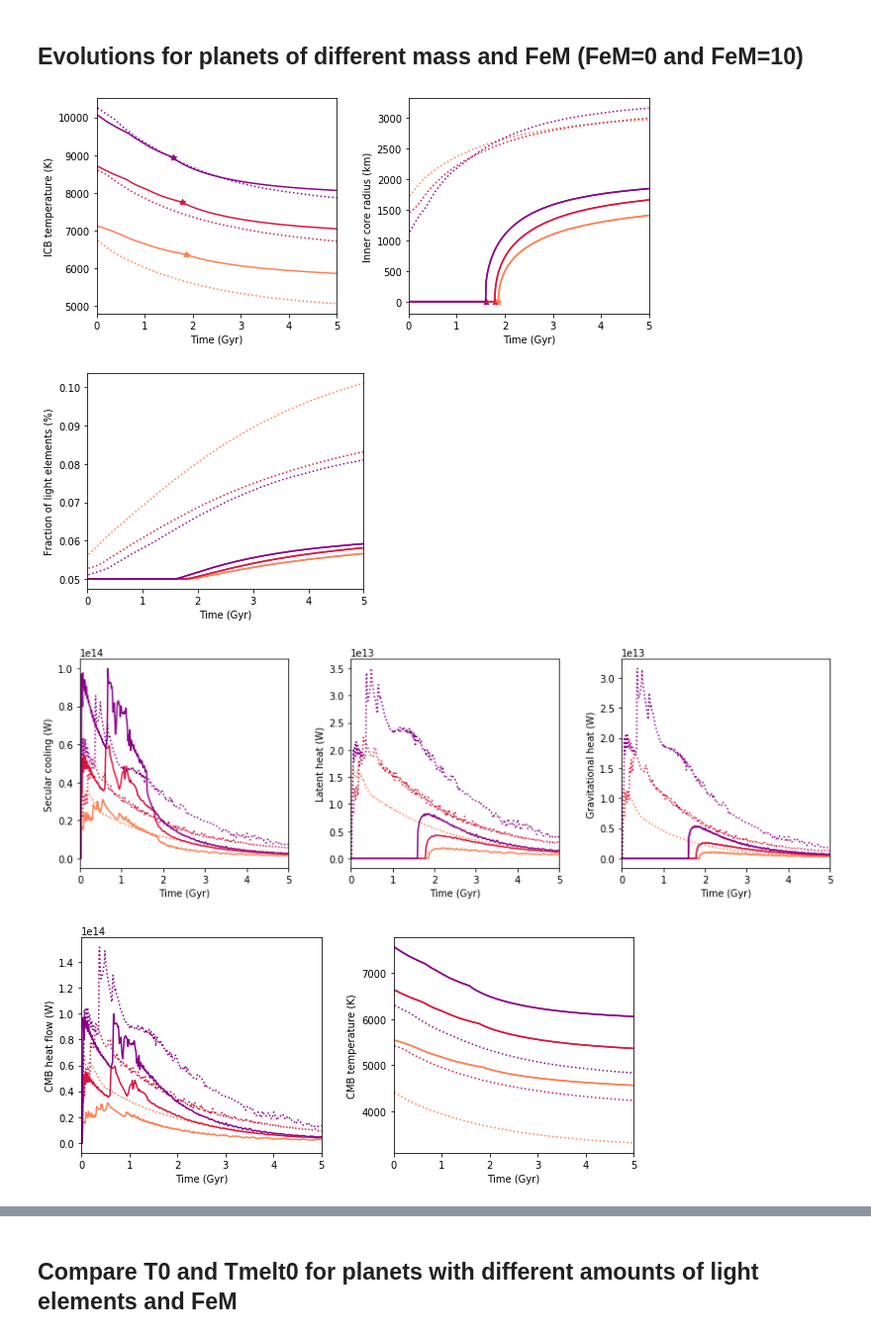
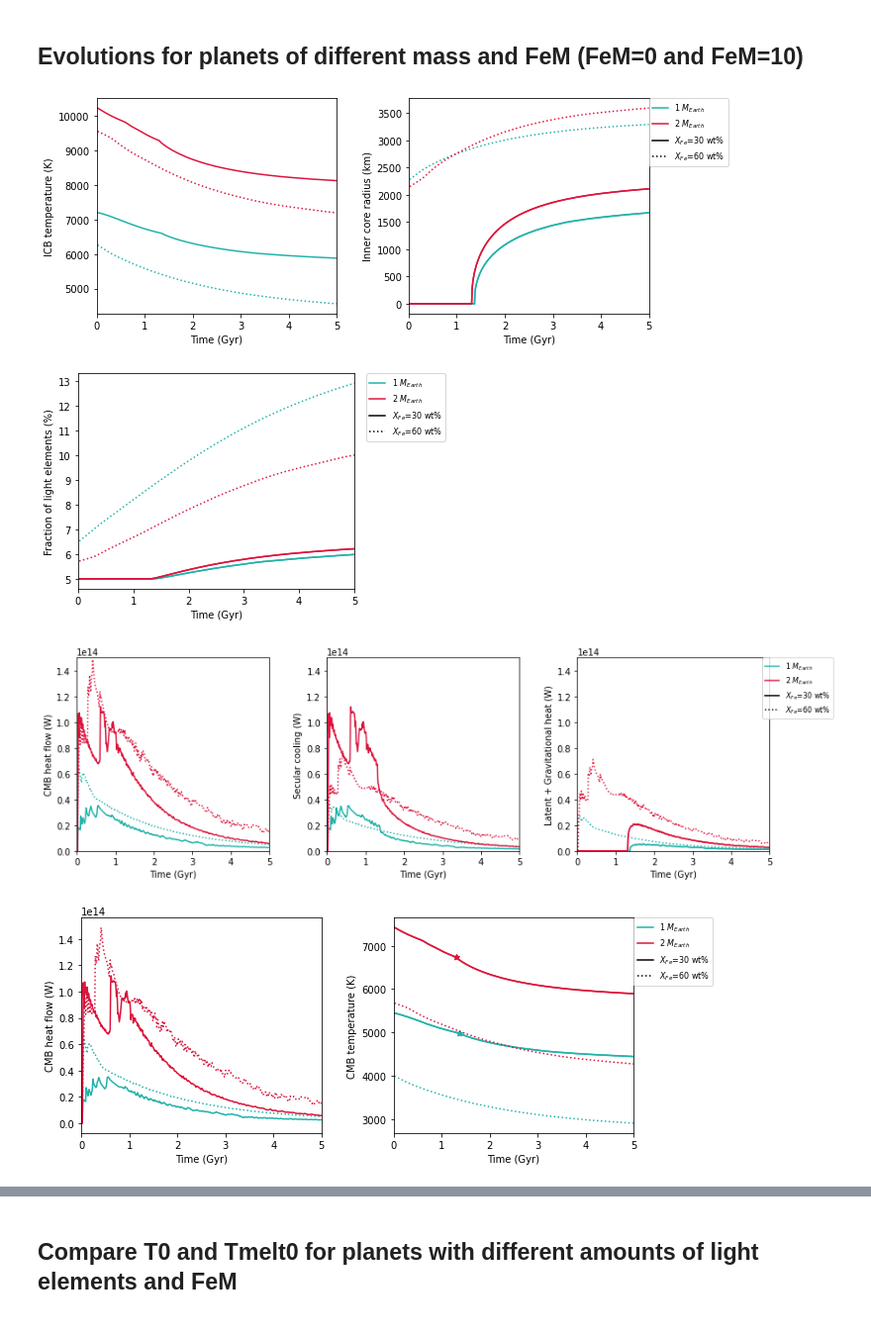
Before and after one commit to irenebonati/exo-cores, a Jupyter notebook: Planets_Evolution.ipynb, the cells around one changed output, grey strips where cells are left out. Shown at 99% size. Drawn from its saved outputs; the diff is of its cells as text; code cells hidden in the pictures.

```diff
--- a/Planets_Evolution.ipynb
+++ b/Planets_Evolution.ipynb
@@ -358,9 +358,10 @@ plt.show()
 # %% [markdown]
 ## Evolutions for planets of different mass and FeM (FeM=0 and FeM=10)
 # %%
-colors = ["coral","crimson","darkmagenta"]
+# colors = ["coral","crimson","darkmagenta"]
+colors = ["lightseagreen","crimson"]
 ls = ["-",":"]
-label_mass = ["1 $M_{Earth}$","1.5 $M_{Earth}$","2 $M_{Earth}$"]
+label_mass = ["1 $M_{Earth}$","2 $M_{Earth}$"]
 
 def plot_evolution(nplot,Masses,Fe,arr,yl,figsize=[10,4],leg=(0.98, 0.98),figname = "Evo_TICB_rICBFUNC.pdf"):
     fig, ax = plt.subplots(1, nplot,figsize=figsize,sharex=True)
@@ -383,9 +384,12 @@ def plot_evolution(nplot,Masses,Fe,arr,yl,figsize=[10,4],leg=(0.98, 0.98),fignam
                     if j==0 and b==nplot-1:
                         arr_plot = arr[b]
                         ax[b].plot(time[:,i+j*len(Masses)]/1e9,arr_plot[:,i+j*len(Masses)],color=colors[i],linestyle=ls[j],label=label_mass[i])
-                if yl == ["ICB temperature (K)","Inner core radius (km)"]:
-                    ax[1].scatter(t_IC0[i]/1e9,0,s=30,color=colors[i],marker='*')
-                    ax[0].scatter(t_IC0[i]/1e9,T_IC0[i],s=30,color=colors[i],marker='*')
+                if yl == ["CMB heat flow (W)","CMB temperature (K)"]:
+                    #ax[1].scatter(t_IC0[i]/1e9,0,s=30,color=colors[i],marker='*')
+                    #ax[0].scatter(t_IC0[i]/1e9,T_IC0[i],s=30,color=colors[i],marker='*')
+                    ax[1].scatter(t_IC0[i]/1e9,T_CMB0[i],s=30,color=colors[i],marker='*')
+                if yl == ["CMB heat flow (W)","Secular cooling (W)","Latent + Gravitational heat (W)"]:
+                    ax[b].set_ylim([0,1.5e14])
     display = (0,1,2,3,4)
     XFe_noic = plt.Line2D((0,1),(0,0), color='k')
     XFe_ic = plt.Line2D((0,1),(0,0), color='k',marker='',linestyle=':')
@@ -394,18 +398,18 @@ def plot_evolution(nplot,Masses,Fe,arr,yl,figsize=[10,4],leg=(0.98, 0.98),fignam
         plt.subplots_adjust(wspace = 0.3)
     else:
         ax1 = plt.gca()
-#     handles, labels = ax1.get_legend_handles_labels()
-#     ax1.legend([handle for i,handle in enumerate(handles) if i in display]+[XFe_noic,XFe_ic],
-#         [label for i,label in enumerate(labels) if i in display]+['$X_{Fe}$=25','$X_{Fe}$=55'],bbox_to_anchor=leg,borderaxespad=0.,fontsize=8)
-#     if yl=="Magnetic moment ($A m^{2}$)":
-#         ax2 = ax1.twinx()
-#         ax2.set_ylabel('Magnetic moment present Earth ($A m^{2}$)')
-#         ax2.set_ylim([0,3])
+    handles, labels = ax1.get_legend_handles_labels()
+    ax1.legend([handle for i,handle in enumerate(handles) if i in display]+[XFe_noic,XFe_ic],
+        [label for i,label in enumerate(labels) if i in display]+['$X_{Fe}$=30 wt%','$X_{Fe}$=60 wt%'],bbox_to_anchor=(1.33,1),borderaxespad=0.,fontsize=8)
+    if yl=="Magnetic moment ($A m^{2}$)":
+        ax2 = ax1.twinx()
+        ax2.set_ylabel('Magnetic moment present Earth ($A m^{2}$)')
+        ax2.set_ylim([0,3])
     plt.savefig(plots_folder + figname, bbox_inches="tight")
     plt.show()
 # %%
-Masses = [1.,1.5,2.]
-Fe = [25.,55.]
+Masses = [1.,2.]
+Fe = [30.,60.]
 Fe_mantle = 0.
 S=0.05
 
@@ -415,6 +419,7 @@ r_ICB = np.zeros_like(T_ICB)
 QC = np.zeros_like(T_ICB)
 QL = np.zeros_like(T_ICB)
 QX = np.zeros_like(T_ICB)
+Q_comb = np.zeros_like(T_ICB)
 Q_CMB = np.zeros_like(T_ICB)
 T_CMB = np.zeros_like(T_ICB)
 F_th = np.zeros_like(T_ICB)
@@ -426,6 +431,7 @@ M_ratio = np.zeros_like(T_ICB)
 S_t = np.zeros_like(T_ICB)
 t_IC0 = np.zeros((len(Fe)*len(Masses),1),dtype=np.float64)
 T_IC0 = np.zeros_like(t_IC0)
+T_CMB0 = np.zeros_like(t_IC0)
 
 for i, mass in enumerate(Masses):
     for j,iron in enumerate(Fe):
@@ -442,6 +448,7 @@ for i, mass in enumerate(Masses):
         QC[:,i+j*len(Masses)] = evo.QC
         QL[:,i+j*len(Masses)] = evo.QL
         QX[:,i+j*len(Masses)] = evo.QX
+        Q_comb[:,i+j*len(Masses)] = QL[:,i+j*len(Masses)] + QX[:,i+j*len(Masses)]
         Q_CMB[:,i+j*len(Masses)] = evo.Q_CMB
         T_CMB[:,i+j*len(Masses)] = evo.T_CMB
         F_th[:,i+j*len(Masses)] = evo.F_th
@@ -454,41 +461,42 @@ for i, mass in enumerate(Masses):
         if r_ICB[0,i+j*len(Masses)] ==0:
             t_IC0[i] = evo.t_IC0
             T_IC0[i] = evo.T_IC0
+            T_CMB0[i]=evo.T_CMB0
         time[:,i+j*len(Masses)] = evo.planet.time_vector
 
 # Plot r_ICB and T_ICB
 yl = ["ICB temperature (K)","Inner core radius (km)"]
 arr = [T_ICB,r_ICB/1e3]
 plot_evolution(2,Masses,Fe,arr,yl,figsize=[10,4],leg=(1.04, 1.),figname = "Evo_TICB_rICBFUNC.pdf")
 
 # Plot evolution of light elements
 if S!=0.:
-    plot_evolution(1,Masses,Fe,S_t,yl="Fraction of light elements (%)",figsize=[5,4],leg=(1.04, 1.),figname = "Evo_SFUNC.pdf")
+    plot_evolution(1,Masses,Fe,S_t*1e2,yl="Fraction of light elements (%)",figsize=[5,4],leg=(1.04, 1.),figname = "Evo_SFUNC.pdf")
 
 # Plot energy budgets
-yl = ["Secular cooling (W)","Latent heat (W)","Gravitational heat (W)"]
-arr = [QC,QL,QX]
+yl = ["CMB heat flow (W)","Secular cooling (W)","Latent + Gravitational heat (W)"]
+arr = [Q_CMB,QC,Q_comb]
 plot_evolution(3,Masses,Fe,arr,yl,figsize=[14,4],leg = (1.35, 1.),figname = "Evo_EnergyFUNC.pdf")
 
 # T_CMB and Q_CMB
 yl = ["CMB heat flow (W)","CMB temperature (K)"]
 arr = [Q_CMB,T_CMB]
 plot_evolution(2,Masses,Fe,arr,yl,figsize=[10,4],leg = (1.04, 1.),figname = "Evo_QCMB_TCMBFUNC.pdf")
 
 # Plot buoyancy fluxes
 yl = ["Thermal buoyancy flux ($m^{2}s^{-3}$)","Compositional buoyancy flux ($m^{2}s^{-3}$)"]
 arr = [F_th,F_X]
 plot_evolution(2,Masses,Fe,arr,yl,figsize=[10,4],leg = (1.32, 1.),figname = "Evo_FluxesFUNC.pdf")
 
 # Plot rms dipole field at the surface and at the CMB
 yl = ["CMB rms dipole field (mT)","Surface rms dipole field (mT)"]
 arr = [Bc*1e3,Bs*1e3]
 plot_evolution(2,Masses,Fe,arr,yl,figsize=[10,4],leg = (1.32, 1.),figname = "Evo_rmsFUNC.pdf")
 
 # Plot magnetic moment evolution
-plot_evolution(1,Masses,Fe,M,yl="Magnetic moment ($A m^{2}$)",figsize=[5,4],leg=(0.98, 0.98),figname = "Evo_MFFUNC.pdf")
+plot_evolution(1,Masses,Fe,M,yl="Magnetic moment ($A m^{2}$)",figsize=[5,4],leg=(1.5, 0.98),figname = "Evo_MFFUNC.pdf")
 # %% [output]
-[figure, old version]
+[figure, new version]
-[figure, old version]
+[figure, new version]
-[figure, old version]
+[figure, new version]
-[figure, old version]
+[figure, new version]
```
Also changed, not shown: parts of 7 cells of this notebook, 6 other files.
